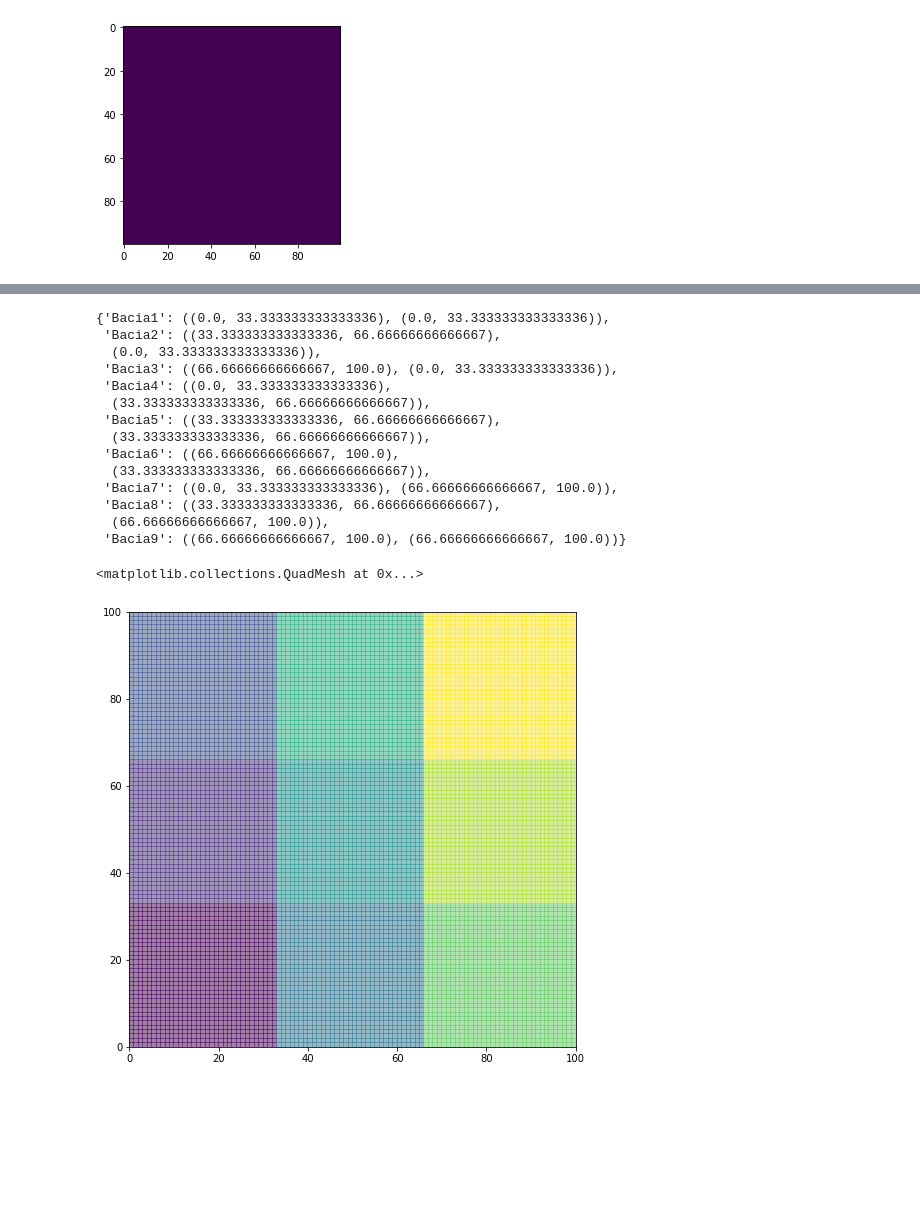
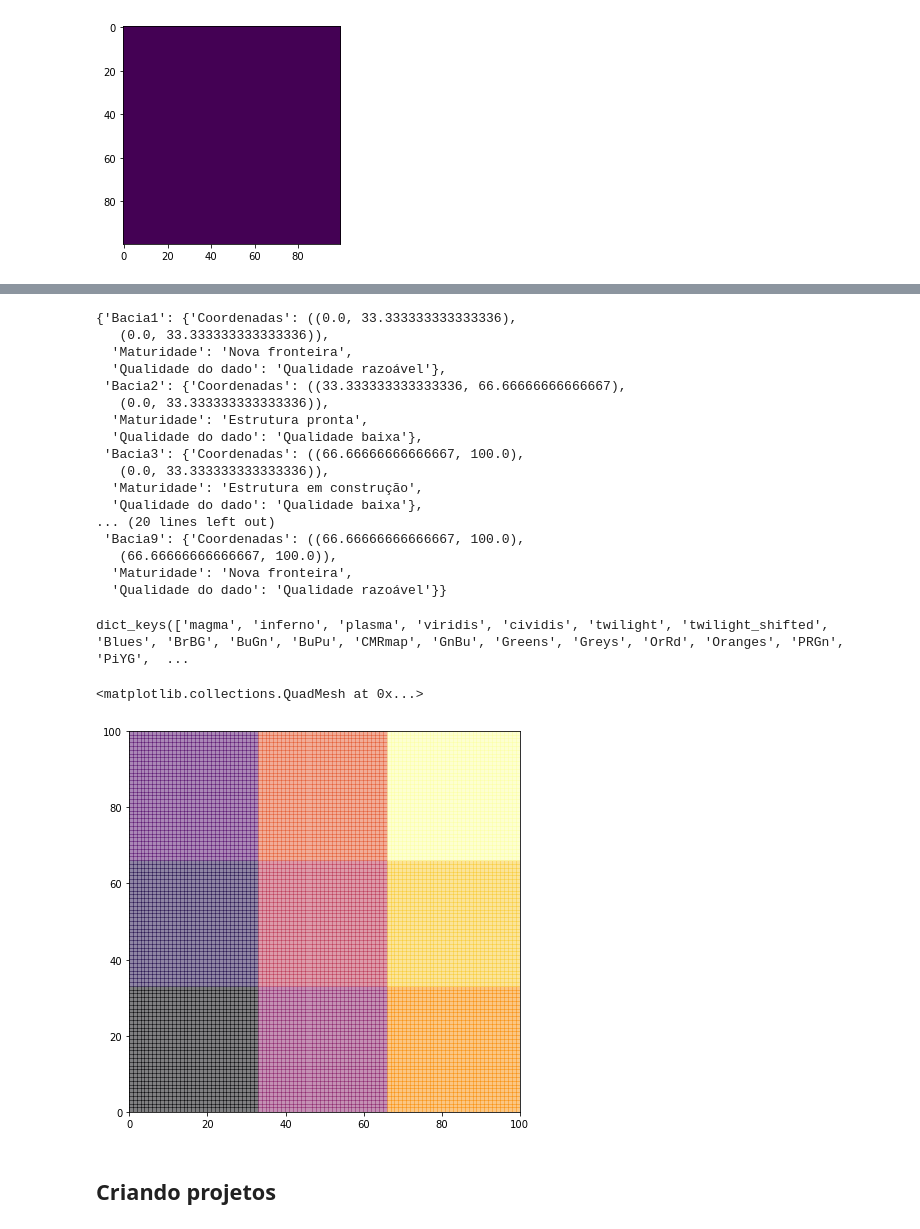
Before and after one commit to joaoweissmann/DRSP-B, a Jupyter notebook: synthetic_instance_generator.ipynb, the cells around one changed output, grey strips where cells are left out. Saved outputs shown, nothing was run; the diff lists cells and outputs as text; code cells hidden in the pictures; blank space fills up the shorter version.

```diff
--- a/synthetic_instance_generator.ipynb
+++ b/synthetic_instance_generator.ipynb
@@ -56,3 +71,6 @@ plt.imshow(grid)
+# %%
+estrategias = ['Estrutura pronta', 'Estrutura em construção', 'Nova fronteira']
+qualidades_dado = ['Qualidade alta', 'Qualidade razoável', 'Qualidade baixa']
 # %%
 nx_bacias = 3
 ny_bacias = 3
@@ -67,28 +85,43 @@ for i in range(1, ny_bacias+1):
         x_min_curr = (j-1)*x_step
         x_max_curr = j*x_step
         count += 1
-        bacias["Bacia"+str(count)] = ((x_min_curr, x_max_curr),(y_min_curr, y_max_curr))
+        bacias["Bacia"+str(count)] = {}
+        bacias["Bacia"+str(count)]['Coordenadas'] = ((x_min_curr, x_max_curr),(y_min_curr, y_max_curr))
+        bacias["Bacia"+str(count)]['Maturidade'] = np.random.choice(estrategias)
+        bacias["Bacia"+str(count)]['Qualidade do dado'] = np.random.choice(qualidades_dado)
         grid[int(x_min_curr):int(x_max_curr), int(y_min_curr):int(y_max_curr)] = count
 # %%
 bacias
 # %% [output]
-{'Bacia1': ((0.0, 33.333333333333336), (0.0, 33.333333333333336)),
- 'Bacia2': ((33.333333333333336, 66.66666666666667),
-  (0.0, 33.333333333333336)),
- 'Bacia3': ((66.66666666666667, 100.0), (0.0, 33.333333333333336)),
- 'Bacia4': ((0.0, 33.333333333333336),
-  (33.333333333333336, 66.66666666666667)),
- 'Bacia5': ((33.333333333333336, 66.66666666666667),
-  (33.333333333333336, 66.66666666666667)),
- 'Bacia6': ((66.66666666666667, 100.0),
-  (33.333333333333336, 66.66666666666667)),
- 'Bacia7': ((0.0, 33.333333333333336), (66.66666666666667, 100.0)),
- 'Bacia8': ((33.333333333333336, 66.66666666666667),
-  (66.66666666666667, 100.0)),
- 'Bacia9': ((66.66666666666667, 100.0), (66.66666666666667, 100.0))}
+{'Bacia1': {'Coordenadas': ((0.0, 33.333333333333336),
+   (0.0, 33.333333333333336)),
+  'Maturidade': 'Nova fronteira',
+  'Qualidade do dado': 'Qualidade razoável'},
+ 'Bacia2': {'Coordenadas': ((33.333333333333336, 66.66666666666667),
+   (0.0, 33.333333333333336)),
+  'Maturidade': 'Estrutura pronta',
+  'Qualidade do dado': 'Qualidade baixa'},
+ 'Bacia3': {'Coordenadas': ((66.66666666666667, 100.0),
+   (0.0, 33.333333333333336)),
+  'Maturidade': 'Estrutura em construção',
+  'Qualidade do dado': 'Qualidade baixa'},
+... (20 lines left out)
+ 'Bacia9': {'Coordenadas': ((66.66666666666667, 100.0),
+   (66.66666666666667, 100.0)),
+  'Maturidade': 'Nova fronteira',
+  'Qualidade do dado': 'Qualidade razoável'}}
+# %%
+colormap_dict = cm.cmap_d.keys()
+colormap_dict
+# %% [output]
+dict_keys(['magma', 'inferno', 'plasma', 'viridis', 'cividis', 'twilight', 'twilight_shifted', 'Blues', 'BrBG', 'BuGn', 'BuPu', 'CMRmap', 'GnBu', 'Greens', 'Greys', 'OrRd', 'Oranges', 'PRGn', 'PiYG',  ...
+# %%
+colormap = cm.inferno
 # %%
-plt.figure(figsize=(8, 8))
-plt.pcolormesh(grid, alpha=0.5, cmap=None)
+plt.figure(figsize=(7, 7))
+plt.pcolormesh(grid, alpha=0.5, cmap=colormap)
 # %% [output]
 <matplotlib.collections.QuadMesh at 0x...>
-[figure, old version]
+[figure, new version]
+# %% [markdown]
+## Criando projetos
```
Also changed, not shown: parts of 14 cells of this notebook.
